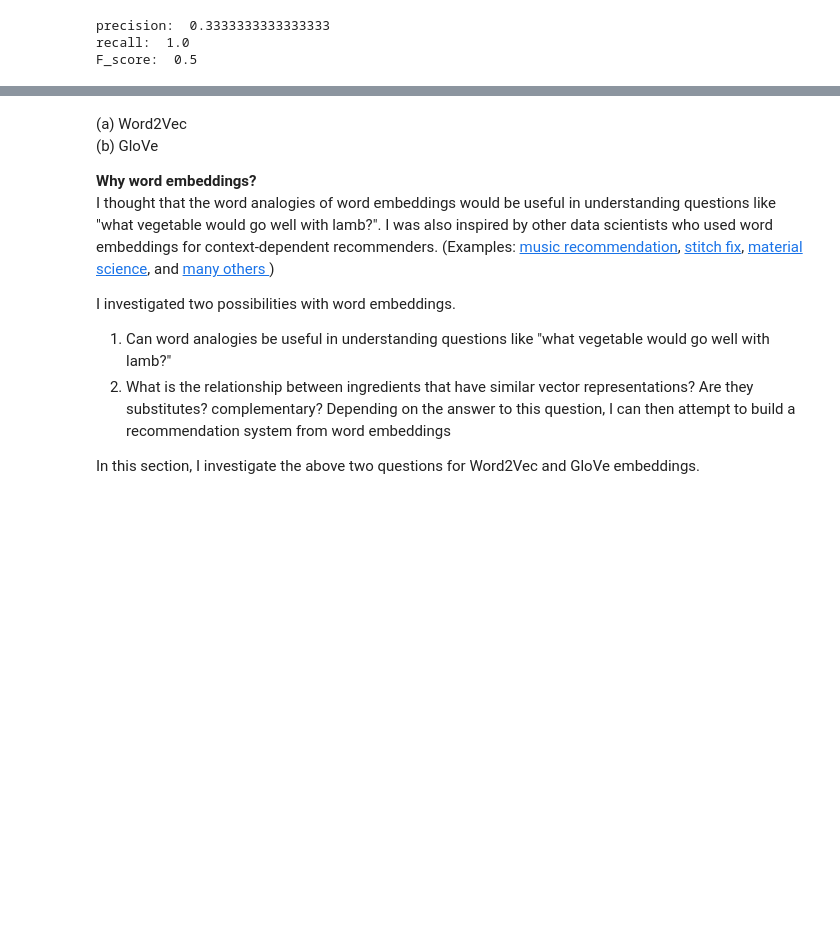
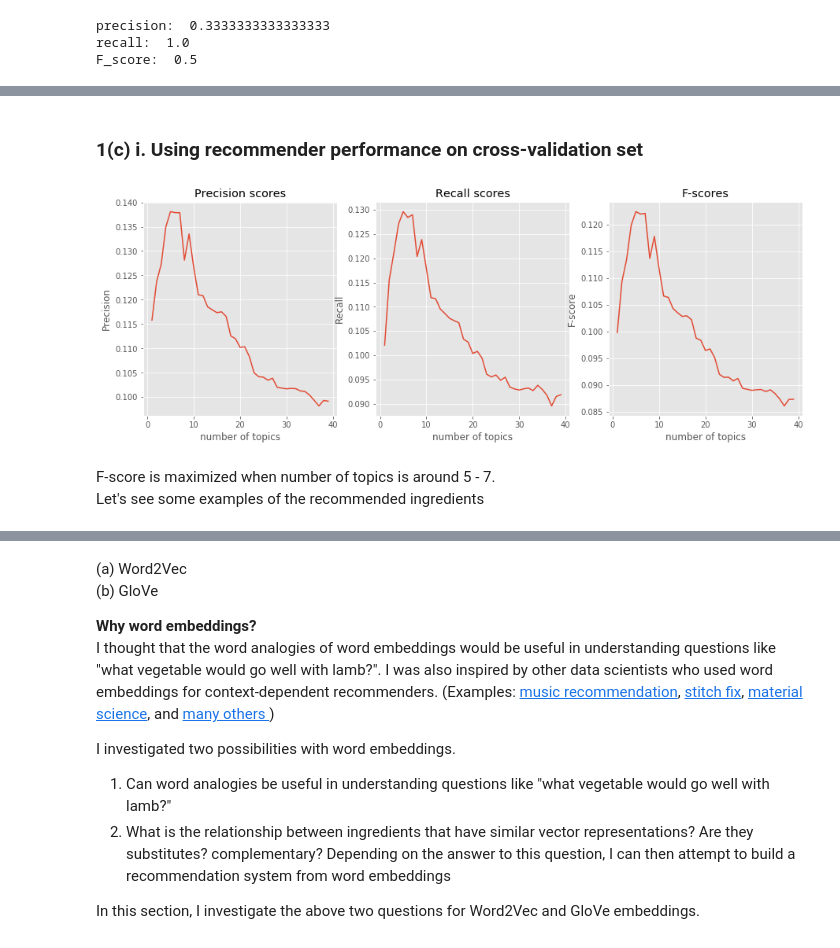
Before and after one commit to irishryoon/recipes, a Jupyter notebook: ingredients_recommendation.ipynb, the cells around one changed output, grey strips where cells are left out. Cells and saved outputs as stored; diff of their text form; code cells hidden in the pictures; blank space fills up the shorter version.

```diff
--- a/ingredients_recommendation.ipynb
+++ b/ingredients_recommendation.ipynb
@@ -543,0 +446,4 @@ chopped garlic
+# %%
+# split each recipe in CV set into list of existing ingredients
+# and missing ingredients
+existing_ing, missing_ing = sample_ingredients(cv_doc, 5)
@@ -543,0 +466,4 @@ chopped garlic
+# %%
+# Find NMF with 50 latent variables
+model_50 = NMF(n_components = 50)
+model_50.fit(V)
@@ -543,0 +599,13 @@ chopped garlic
+# %%
+# get recommendations
+recommend = recommender_NMF(model_50, existing_ing, idx_to_word, word_to_idx, cuisine, 6)
+# %%
+# Show example recommendations
+for i in random.sample(range(len(existing_ing)),5):
+    print("==================== Example "+ str(i) + " ====================" )
+    print("---------- Existing ingredients ----------")
+    print(existing_ing[i])
+    print("---------- Recommended ingredients ----------")
+    print(recommend[i])
+    print("---------- Missing ingredients ----------")
+    print(missing_ing[i], '\n')
@@ -543,0 +641,2 @@ chopped garlic
+# %% [markdown]
+### 1(c) i. Using recommender performance on cross-validation set
@@ -543,0 +670,26 @@ chopped garlic
+# %%
+# open CV scores
+#cv_scores = pickle.load( open( "models/NMF/NMF_CV.pkl", "rb" ) )
+
+fig, ax = plt.subplots(ncols = 3, figsize = (15, 5))
+
+ax[0].plot(topic_numbers, [cv_scores[item][0] for item in topic_numbers])
+ax[0].set_xlabel('number of topics')
+ax[0].set_ylabel('Precision')
+ax[0].set_title('Precision scores')
+
+ax[1].plot(topic_numbers, [cv_scores[item][1] for item in topic_numbers])
+ax[1].set_xlabel('number of topics')
+ax[1].set_ylabel('Recall')
+ax[1].set_title('Recall scores')
+
+ax[2].plot(topic_numbers, [cv_scores[item][2] for item in topic_numbers])
+ax[2].set_xlabel('number of topics')
+ax[2].set_ylabel('F-score')
+ax[2].set_title('F-scores')
+plt.show()
+# %% [output]
+[figure, added]
+# %% [markdown]
+F-score is maximized when number of topics is around 5 - 7.
+Let's see some examples of the recommended ingredients
```
Also changed, not shown: parts of 121 cells of this notebook, 3 other files.
